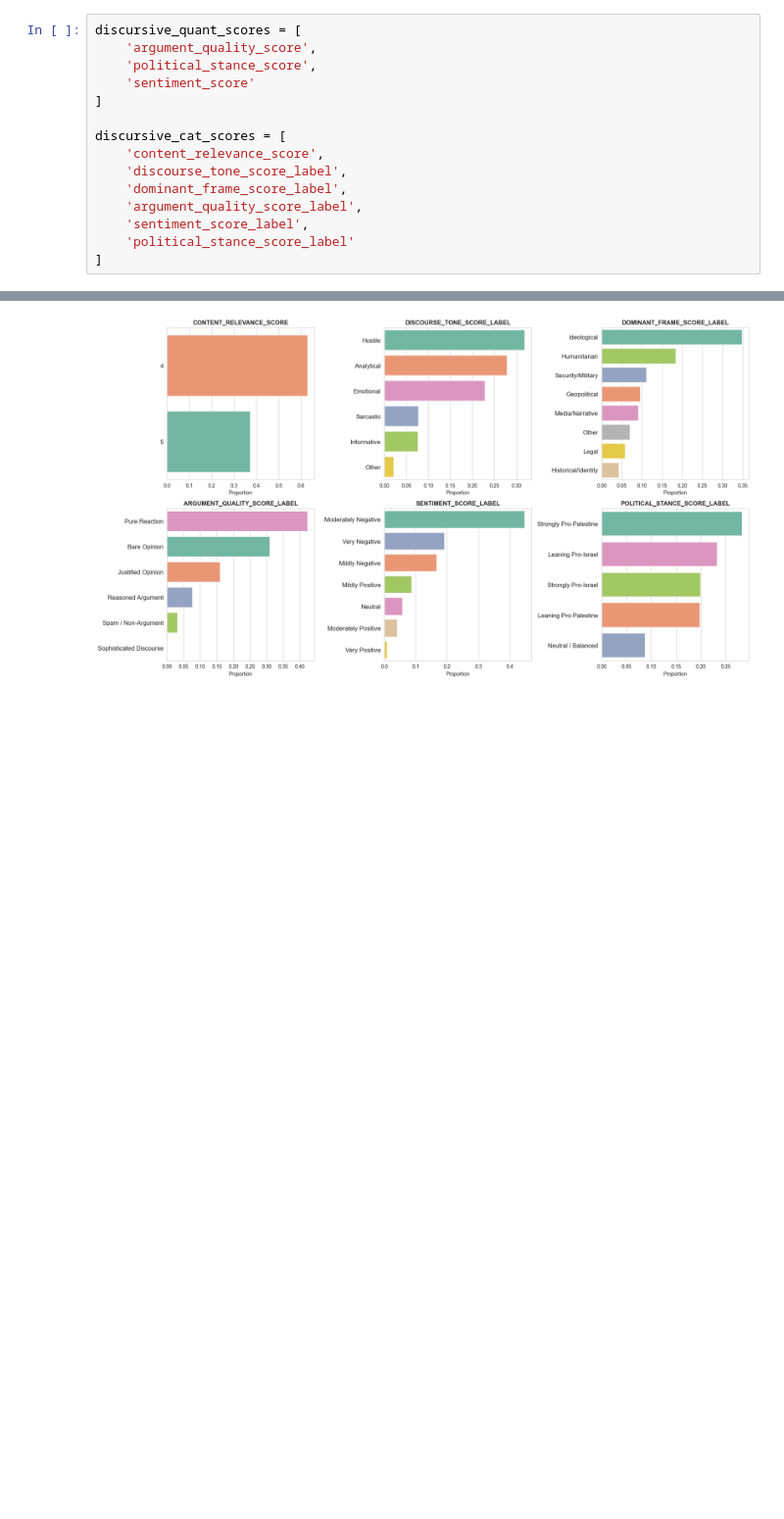
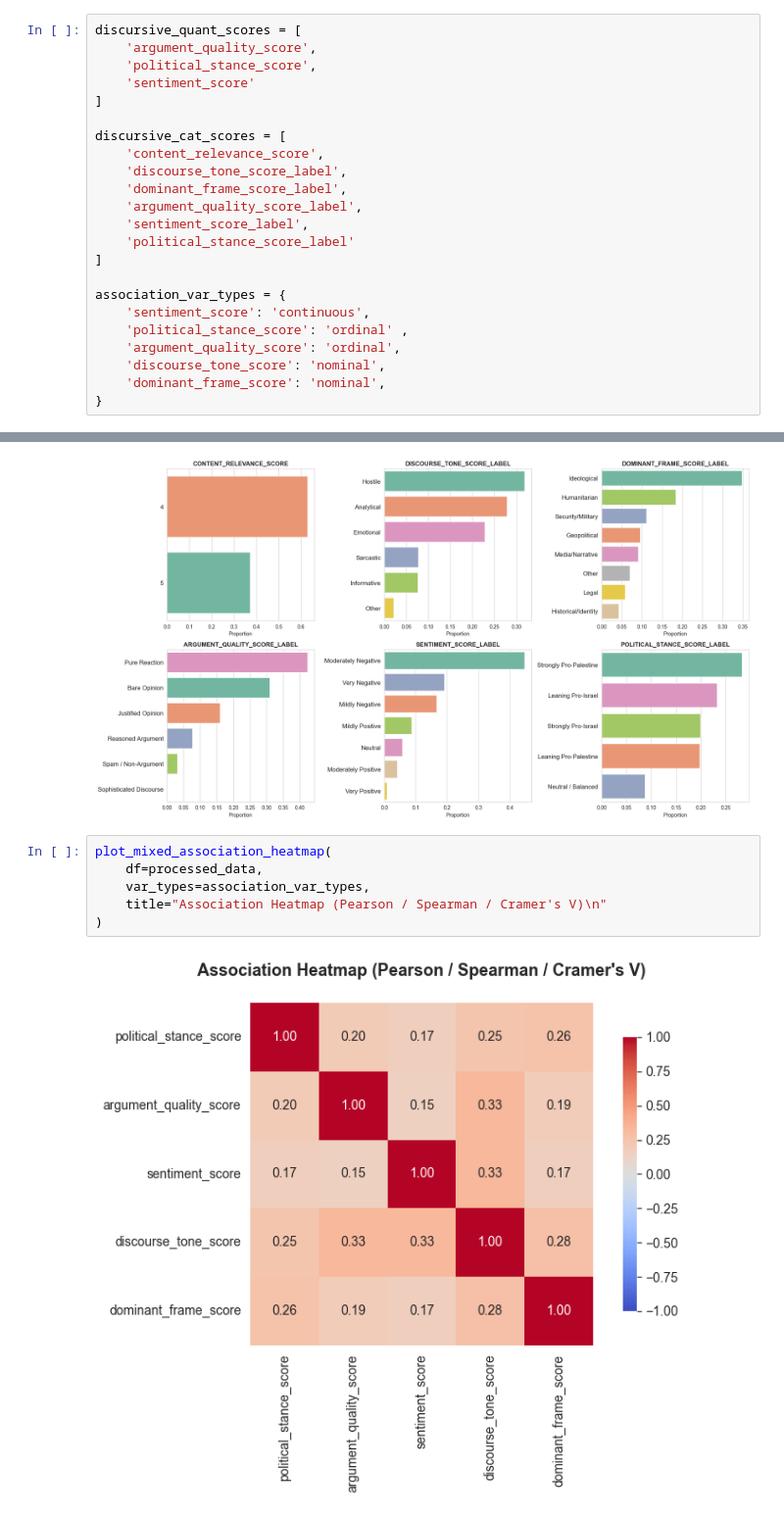
Before and after one commit to FabioScielzoOrtiz/gaza-reddit-polarization, a Jupyter notebook: src/notebooks/06b_data_analysis.ipynb, the cells around one changed output, grey strips where cells are left out. Shown at 98% size. Cells and saved outputs as stored; diff of their text form; blank space fills up the shorter version.

```diff
--- a/src/notebooks/06b_data_analysis.ipynb
+++ b/src/notebooks/06b_data_analysis.ipynb
@@ -187,6 +188,14 @@ discursive_cat_scores = [
     'sentiment_score_label',
     'political_stance_score_label'
 ]
+
+association_var_types = {
+    'sentiment_score': 'continuous',
+    'political_stance_score': 'ordinal' ,
+    'argument_quality_score': 'ordinal',
+    'discourse_tone_score': 'nominal',
+    'dominant_frame_score': 'nominal',
+}
 # %%
 plot_file_name = 'discursive_quant_scores_plot.png'
 plot_save_path = os.path.join(results_dir, plot_file_name)
@@ -214,3 +223,11 @@ plot_cat_distribution(
 )
 # %% [output]
 [figure]
+# %%
+plot_mixed_association_heatmap(
+    df=processed_data,
+    var_types=association_var_types,
+    title="Association Heatmap (Pearson / Spearman / Cramer's V)\n"
+)
+# %% [output]
+[figure, added]
```
Also changed, not shown: parts of 1 cell of this notebook, 8 other files.
